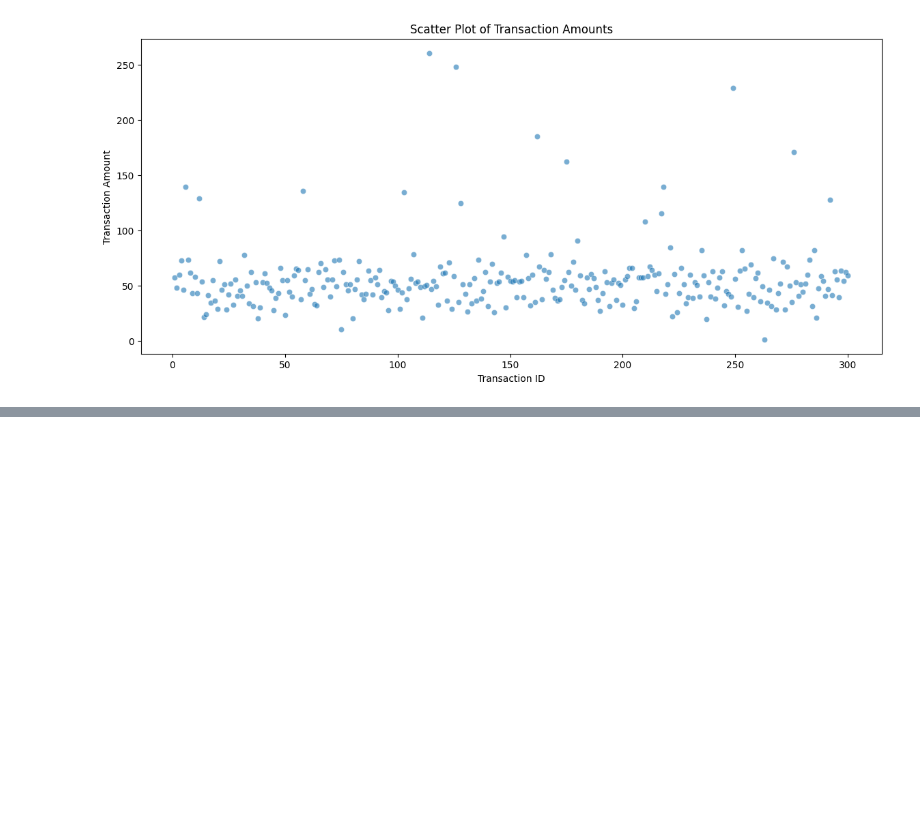
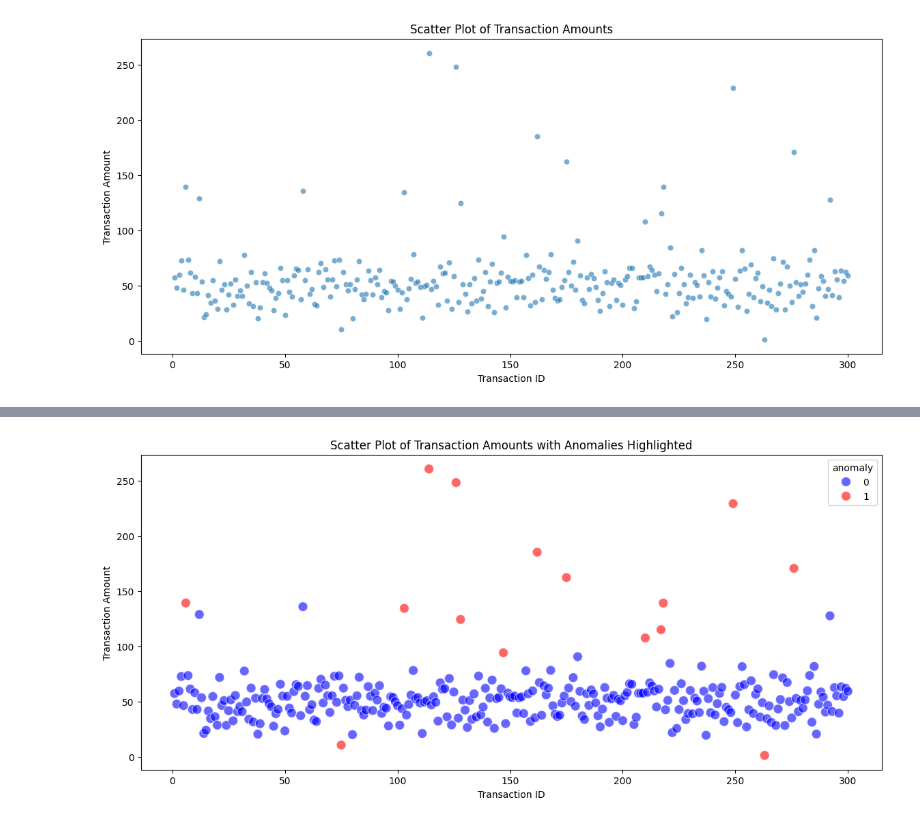
Before and after one commit to tangannbelang/machineLearningTimedoor, a Jupyter notebook: anomalydetection.ipynb, the cells around one changed output, grey strips where cells are left out. Cells and saved outputs as stored; diff of their text form; code cells hidden in the pictures; blank space fills up the shorter version.

```diff
--- a/anomalydetection.ipynb
+++ b/anomalydetection.ipynb
@@ -110,0 +118,4 @@ plt.show()
+# %%
+X = data[['amount']]
+model = IsolationForest(contamination=0.05, random_state=42)
+model.fit(X)
@@ -110,0 +124,4 @@ plt.show()
+# %%
+data['anomaly'] = model.predict(X)
+data['anomaly'] = data['anomaly'].map({1: 0, -1: 1})
+data
@@ -110,0 +150,9 @@ plt.show()
+# %%
+plt.figure(figsize=(14, 6))
+sns.scatterplot(x='transaction_id', y='amount', data=data, hue='anomaly', palette={0: 'blue', 1: 'red'}, s=100, alpha=0.6)
+plt.title('Scatter Plot of Transaction Amounts with Anomalies Highlighted')
+plt.xlabel('Transaction ID')
+plt.ylabel('Transaction Amount')
+plt.show()
+# %% [output]
+[figure, added]
```
Also changed, not shown: parts of 5 cells of this notebook.
